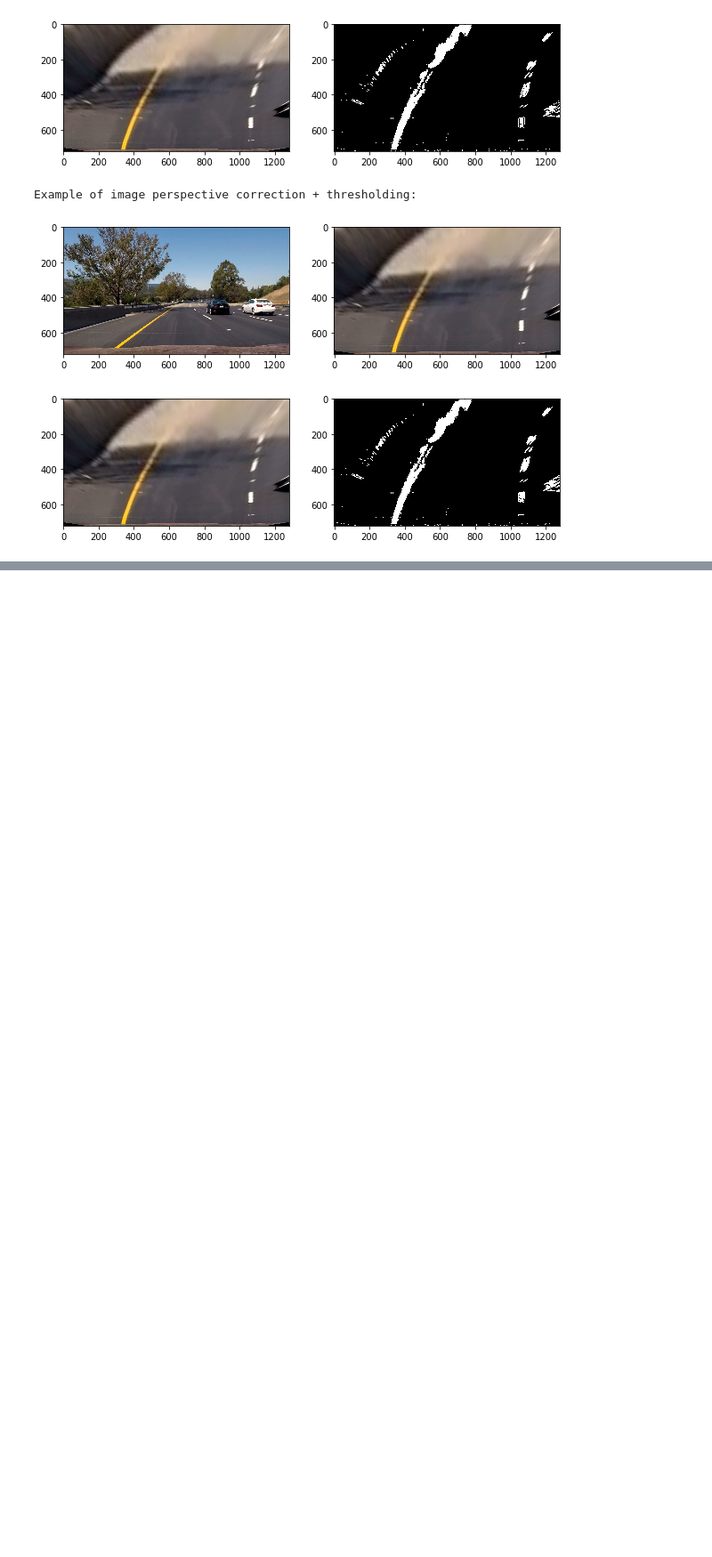
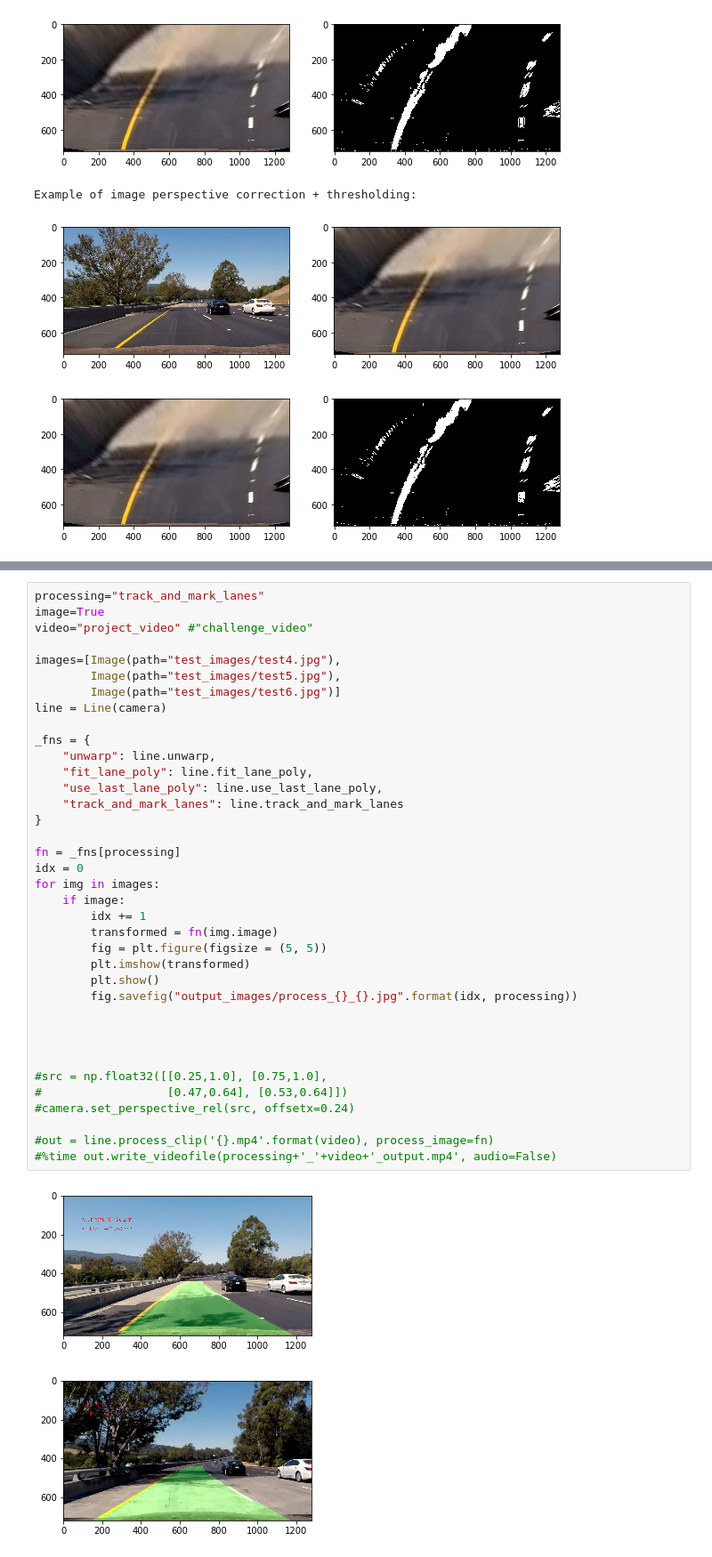
Before and after one commit to barney-s/CarND-Advanced-Lane-Lines, a Jupyter notebook: Advanced_Lane_Lines.ipynb, the cells around one changed output, grey strips where cells are left out. Shown at 89% size. Drawn from its saved outputs; the diff is of its cells as text; blank space fills up the shorter version.

Commit message:
- writeup started

```diff
--- a/Advanced_Lane_Lines.ipynb
+++ b/Advanced_Lane_Lines.ipynb
@@ -690,0 +654,40 @@ Wall time: 1min 54s
+# %%
+processing="track_and_mark_lanes"
+image=True
+video="project_video" #"challenge_video"
+
+images=[Image(path="test_images/test4.jpg"),
+        Image(path="test_images/test5.jpg"),
+        Image(path="test_images/test6.jpg")]
+line = Line(camera)
+
+_fns = {
+    "unwarp": line.unwarp,
+    "fit_lane_poly": line.fit_lane_poly,
+    "use_last_lane_poly": line.use_last_lane_poly,
+    "track_and_mark_lanes": line.track_and_mark_lanes
+}
+
+fn = _fns[processing]
+idx = 0
+for img in images:
+    if image:
+        idx += 1
+        transformed = fn(img.image)
+        fig = plt.figure(figsize = (5, 5))
+        plt.imshow(transformed)
+        plt.show()
+        fig.savefig("output_images/process_{}_{}.jpg".format(idx, processing))
+
+
+
+
+#src = np.float32([[0.25,1.0], [0.75,1.0],
+#                  [0.47,0.64], [0.53,0.64]])
+#camera.set_perspective_rel(src, offsetx=0.24)
+
+#out = line.process_clip('{}.mp4'.format(video), process_image=fn)
+#%time out.write_videofile(processing+'_'+video+'_output.mp4', audio=False)
+# %% [output]
+[figure, added]
+[figure, added]
```
Also changed, not shown: parts of 4 cells of this notebook, 14 other files.
